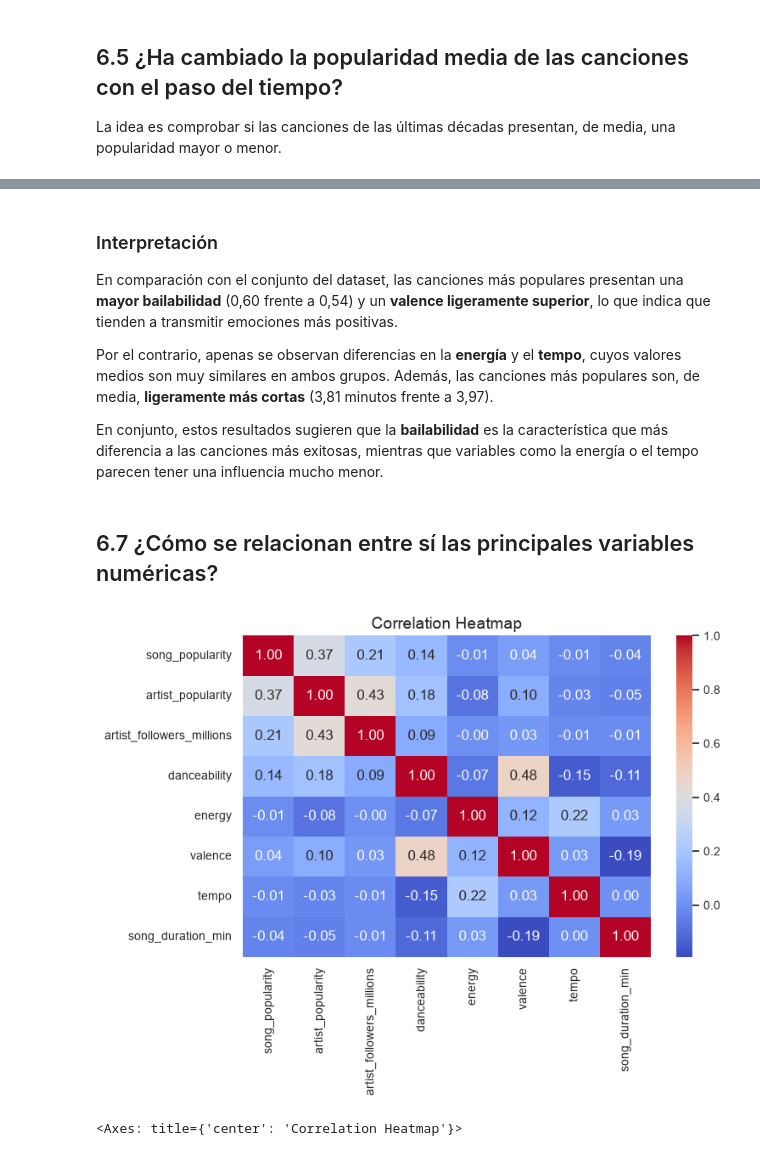
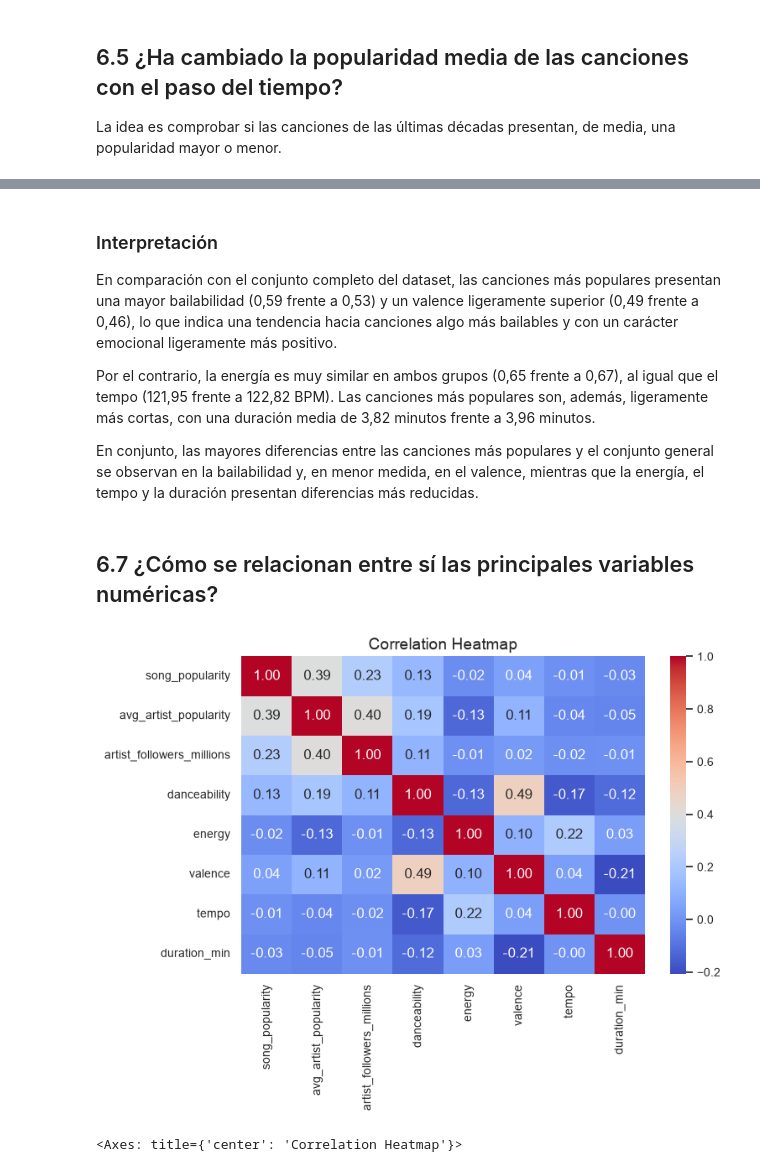
Before and after one commit to Krystiian5/Proyecto_final, a Jupyter notebook: notebooks/06.music_eda.ipynb, the cells around one changed output, grey strips where cells are left out. Drawn from its saved outputs; the diff is of its cells as text; code cells hidden in the pictures.

```diff
--- a/notebooks/06.music_eda.ipynb
+++ b/notebooks/06.music_eda.ipynb
@@ -423,33 +406,33 @@ display(comparison)
 # %% [markdown]
 ### Interpretación
 
-En comparación con el conjunto del dataset, las canciones más populares presentan una **mayor bailabilidad** (0,60 frente a 0,54) y un **valence ligeramente superior**, lo que indica que tienden a transmitir emociones más positivas.
+En comparación con el conjunto completo del dataset, las canciones más populares presentan una mayor bailabilidad (0,59 frente a 0,53) y un valence ligeramente superior (0,49 frente a 0,46), lo que indica una tendencia hacia canciones algo más bailables y con un carácter emocional ligeramente más positivo.
 
-Por el contrario, apenas se observan diferencias en la **energía** y el **tempo**, cuyos valores medios son muy similares en ambos grupos. Además, las canciones más populares son, de media, **ligeramente más cortas** (3,81 minutos frente a 3,97).
+Por el contrario, la energía es muy similar en ambos grupos (0,65 frente a 0,67), al igual que el tempo (121,95 frente a 122,82 BPM). Las canciones más populares son, además, ligeramente más cortas, con una duración media de 3,82 minutos frente a 3,96 minutos.
 
-En conjunto, estos resultados sugieren que la **bailabilidad** es la característica que más diferencia a las canciones más exitosas, mientras que variables como la energía o el tempo parecen tener una influencia mucho menor.
+En conjunto, las mayores diferencias entre las canciones más populares y el conjunto general se observan en la bailabilidad y, en menor medida, en el valence, mientras que la energía, el tempo y la duración presentan diferencias más reducidas.
 # %% [markdown]
 ## 6.7 ¿Cómo se relacionan entre sí las principales variables numéricas?
 # %%
 variables_corr = [
     "song_popularity",
-    "artist_popularity",
+    "avg_artist_popularity",
     "artist_followers_millions",
     "danceability",
     "energy",
     "valence",
     "tempo",
-    "song_duration_min"
+    "duration_min"
 ]
 
 sv.correlation_heatmap(
     df,
     columns=variables_corr,
     figsize=(8,6),
     cmap="coolwarm",
     annot=True
 )
 # %% [output]
-[figure, old version]
+[figure, new version]
 <Axes: title={'center': 'Correlation Heatmap'}>
 # %% [markdown]
```
Also changed, not shown: parts of 30 cells of this notebook, 5 other files.
